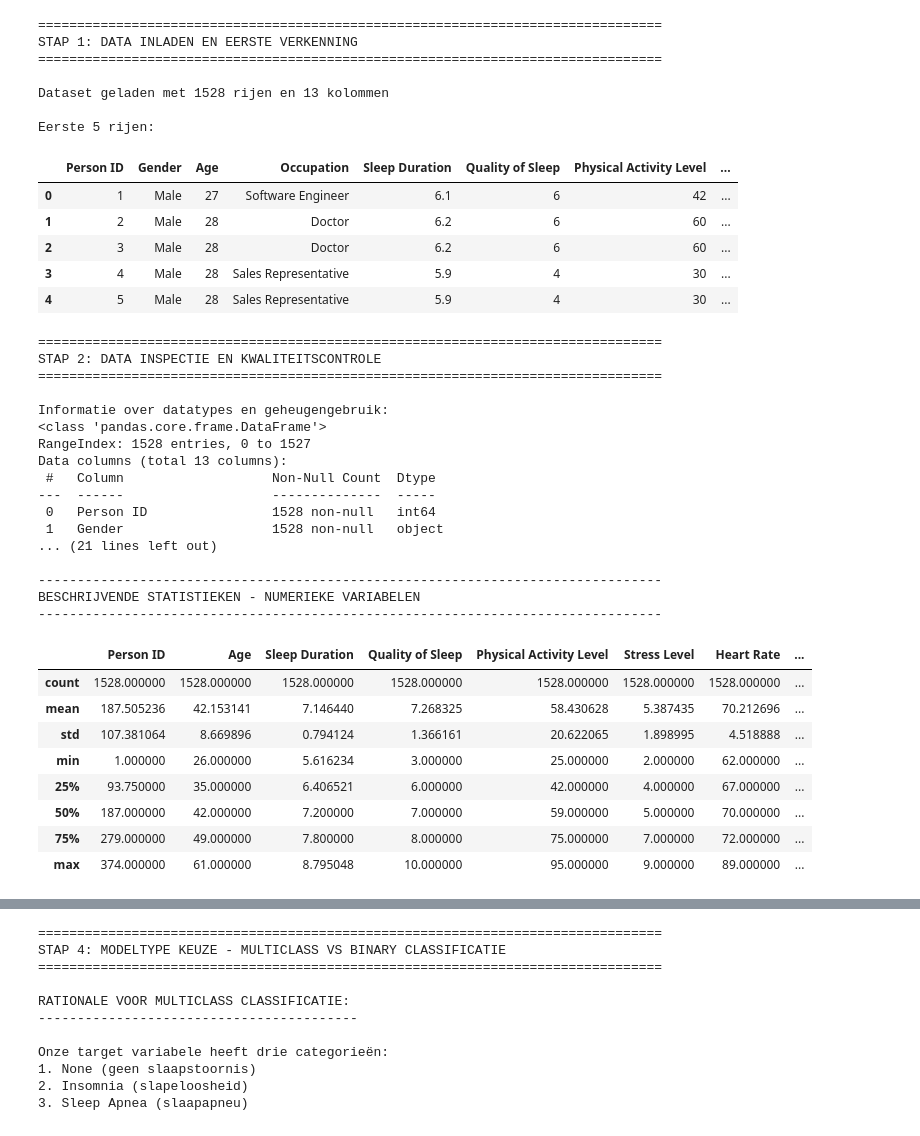
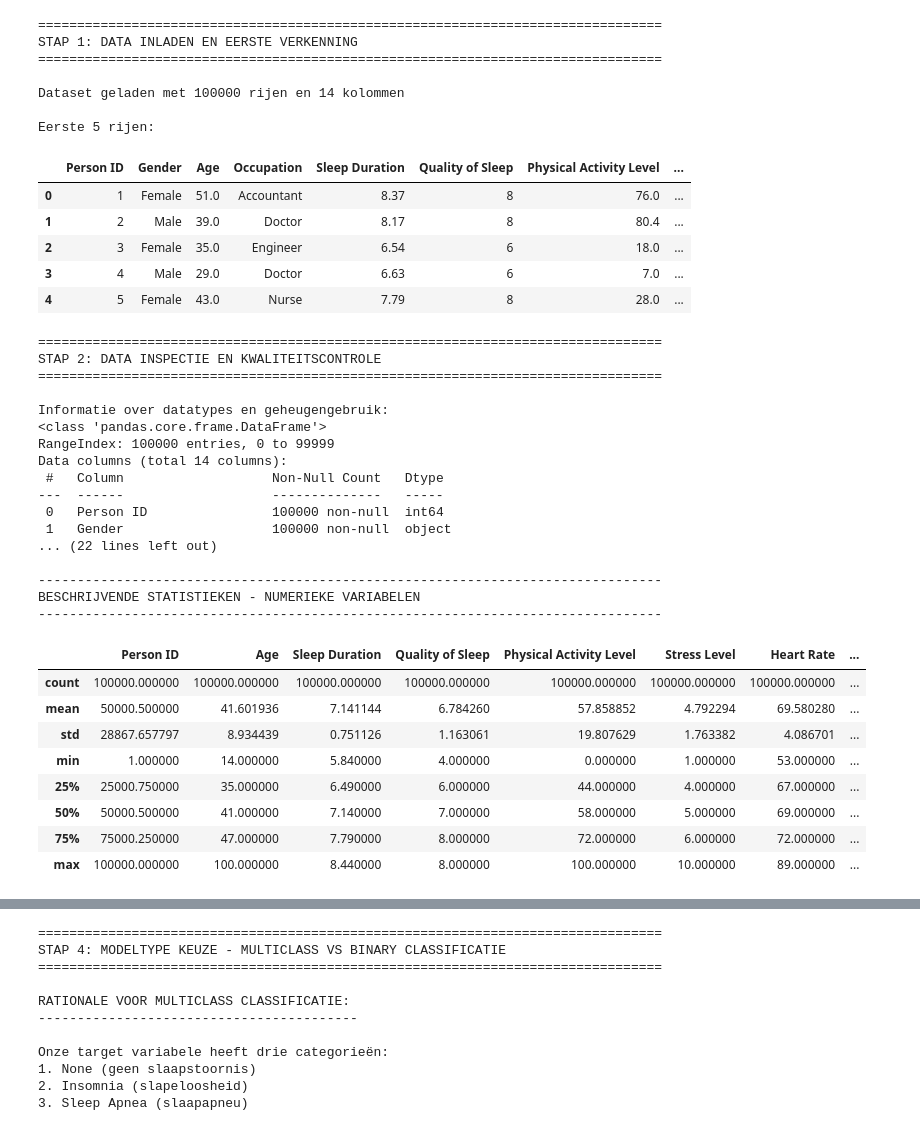
Before and after one commit to joshitachu/machinelearning, a Jupyter notebook: machinelearning.ipynb, the cells around one changed output, grey strips where cells are left out. Drawn from its saved outputs; the diff is of its cells as text; code cells hidden in the pictures.

```diff
--- a/machinelearning.ipynb
+++ b/machinelearning.ipynb
@@ -1,42 +1,65 @@
 # %%
 import numpy as np
+
 import pandas as pd
+
 import matplotlib.pyplot as plt
+
 import seaborn as sns
+
 from sklearn.preprocessing import StandardScaler, LabelEncoder
+
 from sklearn.model_selection import train_test_split
 
+
+
 # Basisstijl voor plots
+
 plt.rcParams["figure.figsize"] = (10, 6)
+
 plt.rcParams["axes.grid"] = True
 
+
+
 # ============================================================================
+
 # STAP 1: DATA INLADEN EN EERSTE VERKENNING
+
 # ============================================================================
-print("="*80)
-print("STAP 1: DATA INLADEN EN EERSTE VERKENNING")
+
 print("="*80)
 
+print("STAP 1: DATA INLADEN EN EERSTE VERKENNING")
+
+print("="*80)
+
+
+
 # Laad de dataset
-df = pd.read_csv("ML-sleep_health_lifestyle_dataset.csv")
+
+df = pd.read_csv("Synthetic_Sleep_Lifestyle_Behavior_Dataset (1).csv")
+
+
 
 print(f"\nDataset geladen met {df.shape[0]} rijen en {df.shape[1]} kolommen")
+
 print("\nEerste 5 rijen:")
+
 display(df.head())
 # %% [output]
 ================================================================================
 STAP 1: DATA INLADEN EN EERSTE VERKENNING
 ================================================================================
 
-Dataset geladen met 1528 rijen en 13 kolommen
+Dataset geladen met 100000 rijen en 14 kolommen
 
 Eerste 5 rijen:
 |  | Person ID | Gender | Age | Occupation | Sleep Duration | Quality of Sleep | Physical Activity Level | ... |
-| 0 | 1 | Male | 27 | Software Engineer | 6.1 | 6 | 42 | ... |
-| 1 | 2 | Male | 28 | Doctor | 6.2 | 6 | 60 | ... |
-| 2 | 3 | Male | 28 | Doctor | 6.2 | 6 | 60 | ... |
-| 3 | 4 | Male | 28 | Sales Representative | 5.9 | 4 | 30 | ... |
-| 4 | 5 | Male | 28 | Sales Representative | 5.9 | 4 | 30 | ... |
+| 0 | 1 | Female | 51.0 | Accountant | 8.37 | 8 | 76.0 | ... |
+| 1 | 2 | Male | 39.0 | Doctor | 8.17 | 8 | 80.4 | ... |
+| 2 | 3 | Female | 35.0 | Engineer | 6.54 | 6 | 18.0 | ... |
+| 3 | 4 | Male | 29.0 | Doctor | 6.63 | 6 | 7.0 | ... |
+| 4 | 5 | Female | 43.0 | Nurse | 7.79 | 8 | 28.0 | ... |
 # %%
 # ============================================================================
 # STAP 2: DATA INSPECTIE EN KWALITEITSCONTROLE
@@ -76,26 +99,26 @@ STAP 2: DATA INSPECTIE EN KWALITEITSCONTROLE
 
 Informatie over datatypes en geheugengebruik:
 <class 'pandas.core.frame.DataFrame'>
-RangeIndex: 1528 entries, 0 to 1527
-Data columns (total 13 columns):
- #   Column                   Non-Null Count  Dtype
----  ------                   --------------  -----
- 0   Person ID                1528 non-null   int64
- 1   Gender                   1528 non-null   object
-... (21 lines left out)
+RangeIndex: 100000 entries, 0 to 99999
+Data columns (total 14 columns):
+ #   Column                   Non-Null Count   Dtype
+---  ------                   --------------   -----
+ 0   Person ID                100000 non-null  int64
+ 1   Gender                   100000 non-null  object
+... (22 lines left out)
 
 --------------------------------------------------------------------------------
 BESCHRIJVENDE STATISTIEKEN - NUMERIEKE VARIABELEN
 --------------------------------------------------------------------------------
 |  | Person ID | Age | Sleep Duration | Quality of Sleep | Physical Activity Level | Stress Level | Heart Rate | ... |
-| count | 1528.000000 | 1528.000000 | 1528.000000 | 1528.000000 | 1528.000000 | 1528.000000 | 1528.000000 | ... |
-| mean | 187.505236 | 42.153141 | 7.146440 | 7.268325 | 58.430628 | 5.387435 | 70.212696 | ... |
-| std | 107.381064 | 8.669896 | 0.794124 | 1.366161 | 20.622065 | 1.898995 | 4.518888 | ... |
-| min | 1.000000 | 26.000000 | 5.616234 | 3.000000 | 25.000000 | 2.000000 | 62.000000 | ... |
-| 25% | 93.750000 | 35.000000 | 6.406521 | 6.000000 | 42.000000 | 4.000000 | 67.000000 | ... |
-| 50% | 187.000000 | 42.000000 | 7.200000 | 7.000000 | 59.000000 | 5.000000 | 70.000000 | ... |
-| 75% | 279.000000 | 49.000000 | 7.800000 | 8.000000 | 75.000000 | 7.000000 | 72.000000 | ... |
-| max | 374.000000 | 61.000000 | 8.795048 | 10.000000 | 95.000000 | 9.000000 | 89.000000 | ... |
+| count | 100000.000000 | 100000.000000 | 100000.000000 | 100000.000000 | 100000.000000 | 100000.000000 | 100000.000000 | ... |
+| mean | 50000.500000 | 41.601936 | 7.141144 | 6.784260 | 57.858852 | 4.792294 | 69.580280 | ... |
+| std | 28867.657797 | 8.934439 | 0.751126 | 1.163061 | 19.807629 | 1.763382 | 4.086701 | ... |
+| min | 1.000000 | 14.000000 | 5.840000 | 4.000000 | 0.000000 | 1.000000 | 53.000000 | ... |
+| 25% | 25000.750000 | 35.000000 | 6.490000 | 6.000000 | 44.000000 | 4.000000 | 67.000000 | ... |
+| 50% | 50000.500000 | 41.000000 | 7.140000 | 7.000000 | 58.000000 | 5.000000 | 69.000000 | ... |
+| 75% | 75000.250000 | 47.000000 | 7.790000 | 8.000000 | 72.000000 | 6.000000 | 72.000000 | ... |
+| max | 100000.000000 | 100.000000 | 8.440000 | 8.000000 | 100.000000 | 10.000000 | 89.000000 | ... |
 # %%
 # ============================================================================
 # STAP 3: TARGET VARIABELE ANALYSE
```
Also changed, not shown: parts of 9 cells of this notebook, 1 other file.
